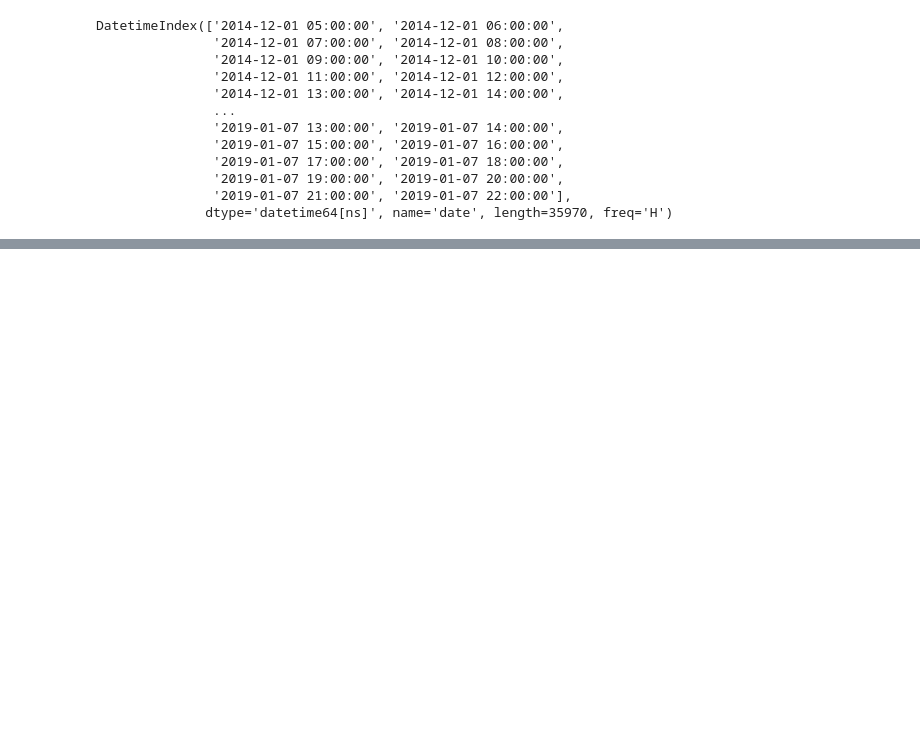
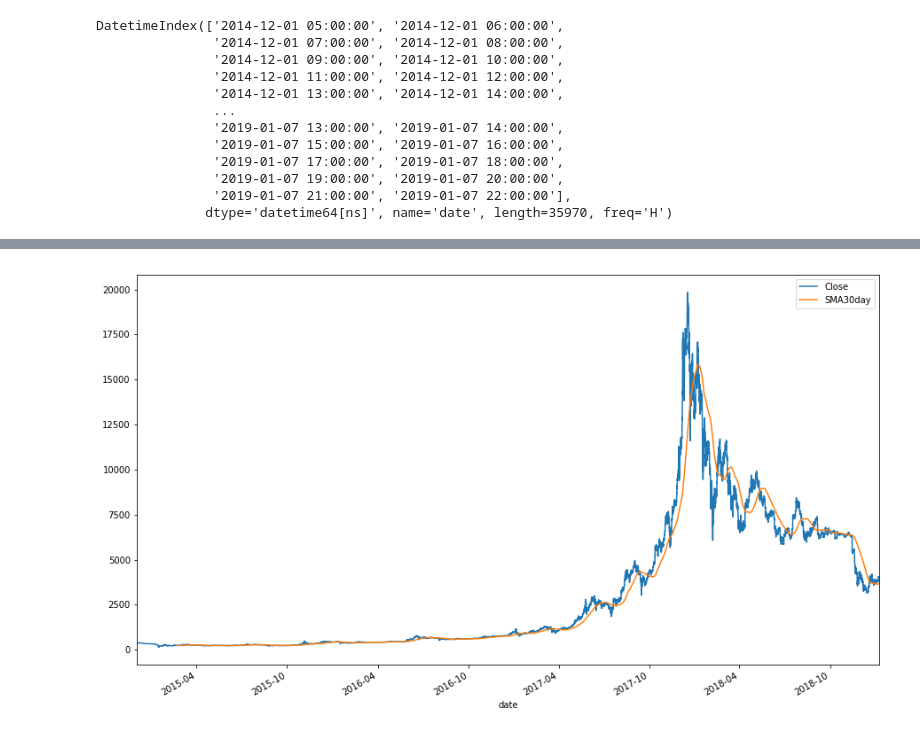
Before and after one commit to legomydiego/Thinkful-Final-Capstone, a Jupyter notebook: Final Capstone.ipynb, the cells around one changed output, grey strips where cells are left out. Drawn from its saved outputs; the diff is of its cells as text; code cells hidden in the pictures; blank space fills up the shorter version.

Commit message:
added simple moving averages

```diff
--- a/Final Capstone.ipynb
+++ b/Final Capstone.ipynb
@@ -99,0 +104,6 @@ DatetimeIndex(['2014-12-01 05:00:00', '2014-12-01 06:00:00',
+# %%
+# Simple Moving Average
+df['SMA30day'] = df['Close'].rolling(window=720).mean()
+df[['Close','SMA30day']].plot(figsize=(15,9), legend=True).autoscale(axis='x',tight=True)
+# %% [output]
+[figure, added]
```
Also changed, not shown: parts of 11 cells of this notebook.
